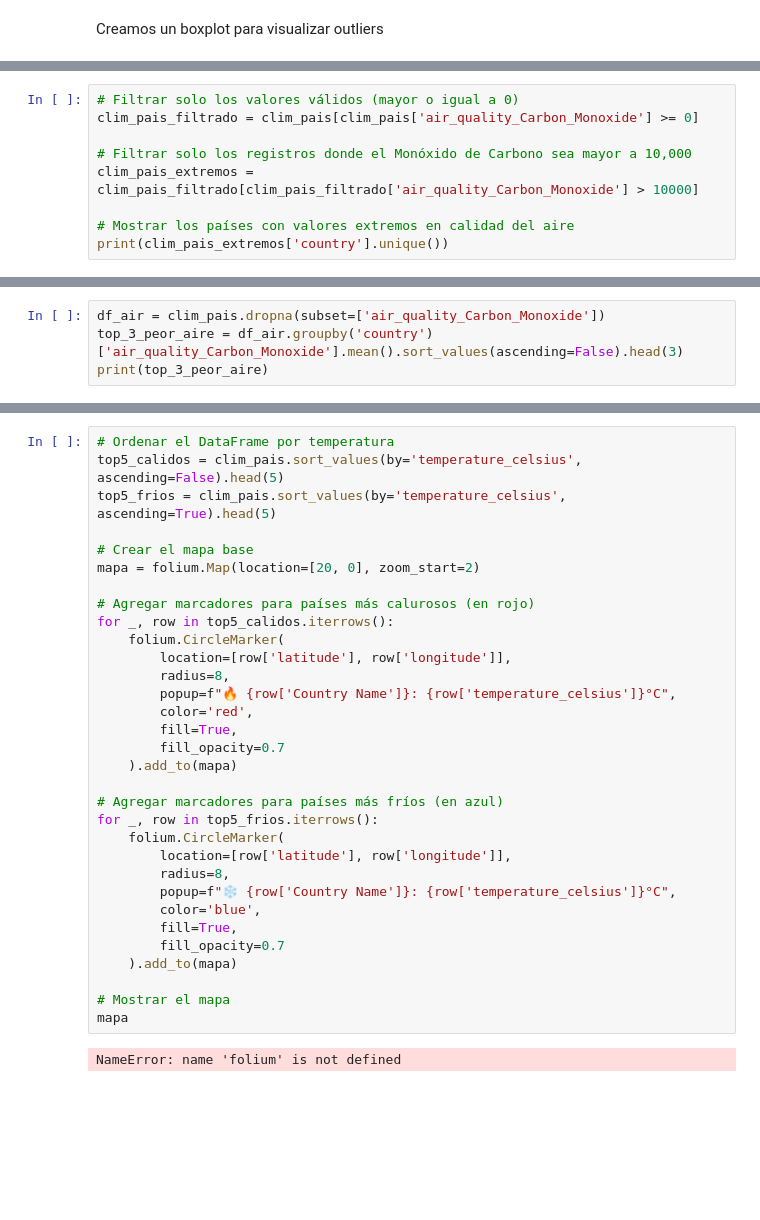
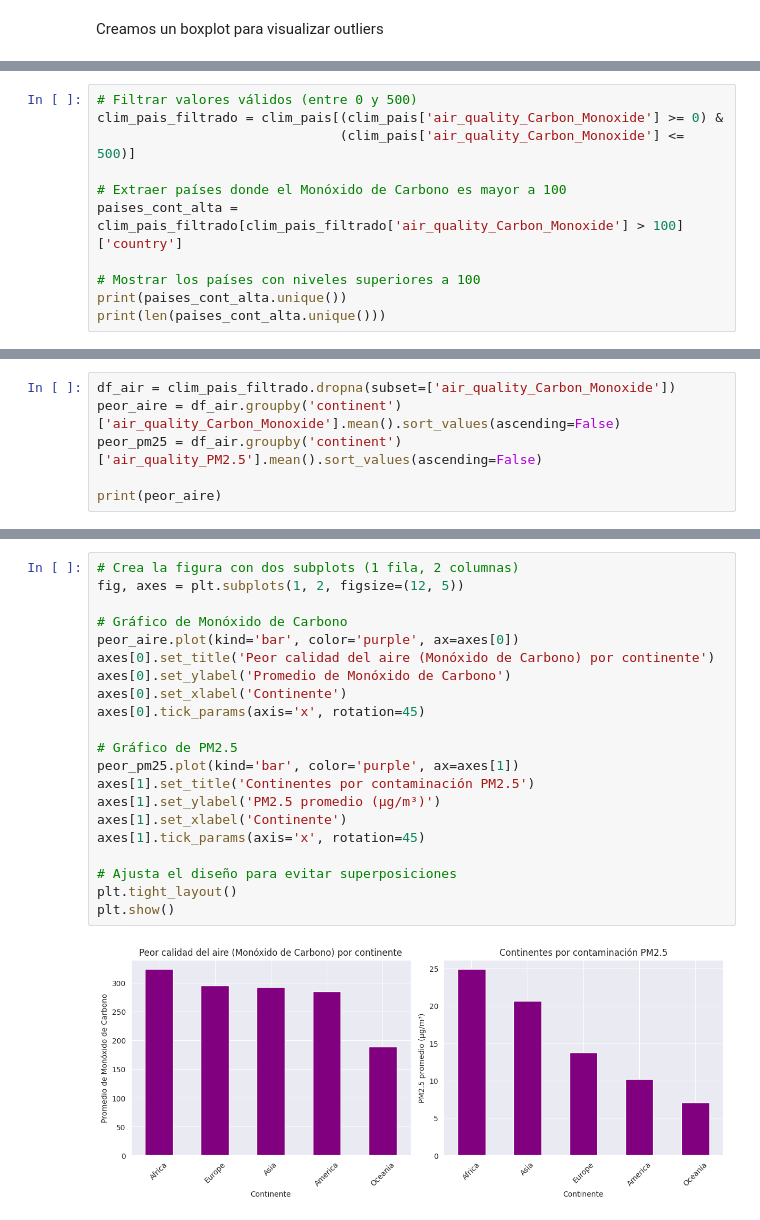
Before and after one commit to BelenUrdangarin/Integrador-Urdangarin---Olivera, a Jupyter notebook: Integrador_Olivera_Urdangarin.ipynb, the cells around one changed output, grey strips where cells are left out. Cells and saved outputs as stored; diff of their text form; blank space fills up the shorter version.

```diff
--- a/Integrador_Olivera_Urdangarin.ipynb
+++ b/Integrador_Olivera_Urdangarin.ipynb
@@ -1003,10 +1028,12 @@ Eliminamos el outlier ya que puede ser una mala lectura de un sensor, y a su vez
 # %%
-# Filtrar solo los valores válidos (mayor o igual a 0)
-clim_pais_filtrado = clim_pais[clim_pais['air_quality_Carbon_Monoxide'] >= 0]
+# Filtrar valores válidos (entre 0 y 500)
+clim_pais_filtrado = clim_pais[(clim_pais['air_quality_Carbon_Monoxide'] >= 0) &
+                               (clim_pais['air_quality_Carbon_Monoxide'] <= 500)]
 
-# Filtrar solo los registros donde el Monóxido de Carbono sea mayor a 10,000
-clim_pais_extremos = clim_pais_filtrado[clim_pais_filtrado['air_quality_Carbon_Monoxide'] > 10000]
+# Extraer países donde el Monóxido de Carbono es mayor a 100
+paises_cont_alta = clim_pais_filtrado[clim_pais_filtrado['air_quality_Carbon_Monoxide'] > 100]['country']
 
-# Mostrar los países con valores extremos en calidad del aire
-print(clim_pais_extremos['country'].unique())
+# Mostrar los países con niveles superiores a 100
+print(paises_cont_alta.unique())
+print(len(paises_cont_alta.unique()))
 # %% [output]
@@ -1014,5 +1062,7 @@ print(clim_pais_extremos['country'].unique())
 # %%
-df_air = clim_pais.dropna(subset=['air_quality_Carbon_Monoxide'])
-top_3_peor_aire = df_air.groupby('country')['air_quality_Carbon_Monoxide'].mean().sort_values(ascending=False).head(3)
-print(top_3_peor_aire)
+df_air = clim_pais_filtrado.dropna(subset=['air_quality_Carbon_Monoxide'])
+peor_aire = df_air.groupby('continent')['air_quality_Carbon_Monoxide'].mean().sort_values(ascending=False)
+peor_pm25 = df_air.groupby('continent')['air_quality_PM2.5'].mean().sort_values(ascending=False)
+
+print(peor_aire)
 # %% [output]
@@ -1106,34 +1076,23 @@ dtype: float64
-# %%
-# Ordenar el DataFrame por temperatura
-top5_calidos = clim_pais.sort_values(by='temperature_celsius', ascending=False).head(5)
-top5_frios = clim_pais.sort_values(by='temperature_celsius', ascending=True).head(5)
-
-# Crear el mapa base
-mapa = folium.Map(location=[20, 0], zoom_start=2)
-
-# Agregar marcadores para países más calurosos (en rojo)
-for _, row in top5_calidos.iterrows():
-    folium.CircleMarker(
-        location=[row['latitude'], row['longitude']],
-        radius=8,
-        popup=f"🔥 {row['Country Name']}: {row['temperature_celsius']}°C",
-        color='red',
-        fill=True,
-        fill_opacity=0.7
-    ).add_to(mapa)
-
-# Agregar marcadores para países más fríos (en azul)
-for _, row in top5_frios.iterrows():
-    folium.CircleMarker(
-        location=[row['latitude'], row['longitude']],
-        radius=8,
-        popup=f"❄️ {row['Country Name']}: {row['temperature_celsius']}°C",
-        color='blue',
-        fill=True,
-        fill_opacity=0.7
-    ).add_to(mapa)
-
-# Mostrar el mapa
-mapa
-# %% [output]
-NameError: name 'folium' is not defined
+# %%
+# Crea la figura con dos subplots (1 fila, 2 columnas)
+fig, axes = plt.subplots(1, 2, figsize=(12, 5))
+
+# Gráfico de Monóxido de Carbono
+peor_aire.plot(kind='bar', color='purple', ax=axes[0])
+axes[0].set_title('Peor calidad del aire (Monóxido de Carbono) por continente')
+axes[0].set_ylabel('Promedio de Monóxido de Carbono')
+axes[0].set_xlabel('Continente')
+axes[0].tick_params(axis='x', rotation=45)
+
+# Gráfico de PM2.5
+peor_pm25.plot(kind='bar', color='purple', ax=axes[1])
+axes[1].set_title('Continentes por contaminación PM2.5')
+axes[1].set_ylabel('PM2.5 promedio (μg/m³)')
+axes[1].set_xlabel('Continente')
+axes[1].tick_params(axis='x', rotation=45)
+
+# Ajusta el diseño para evitar superposiciones
+plt.tight_layout()
+plt.show()
+# %% [output]
+[figure, added]
```
Also changed, not shown: parts of 23 cells of this notebook.
